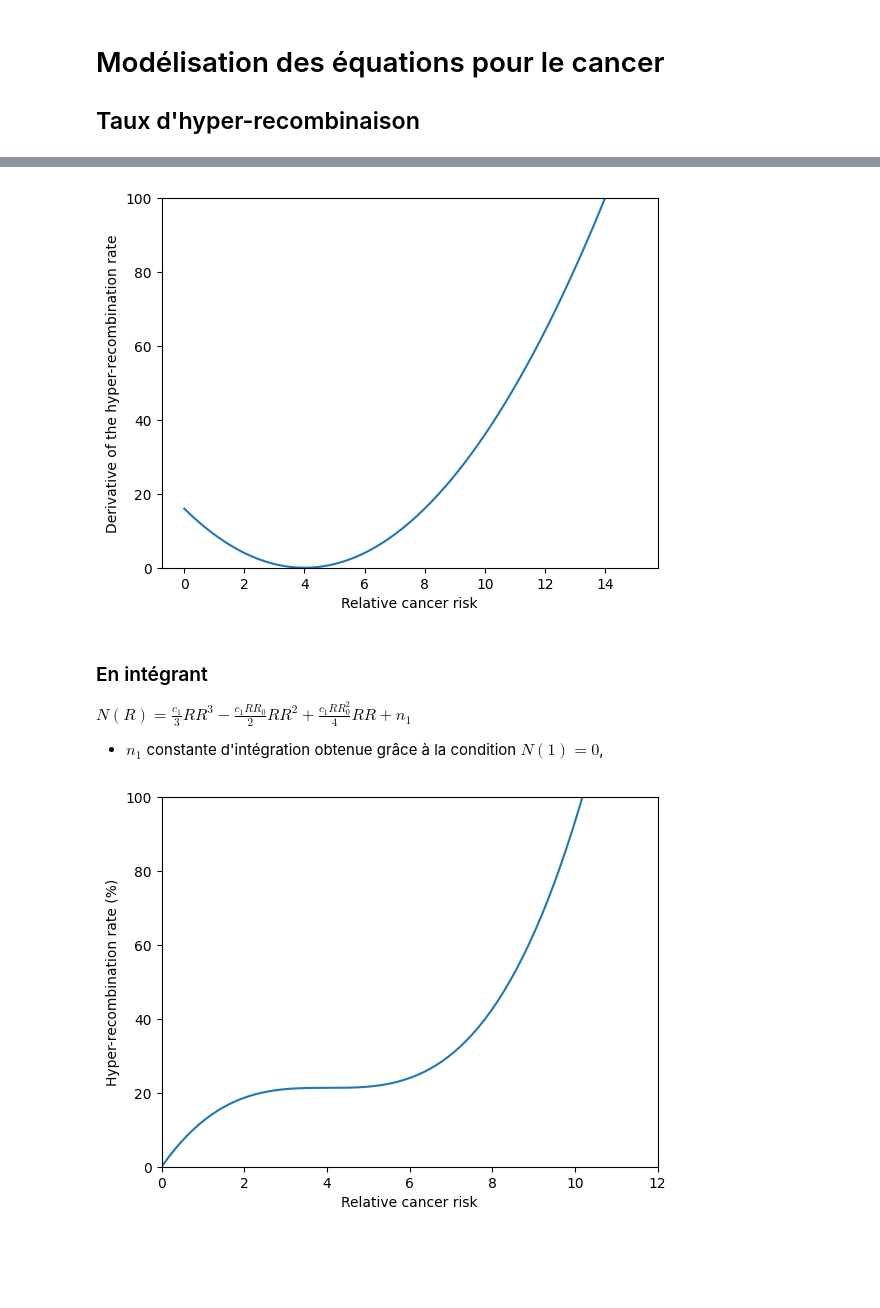
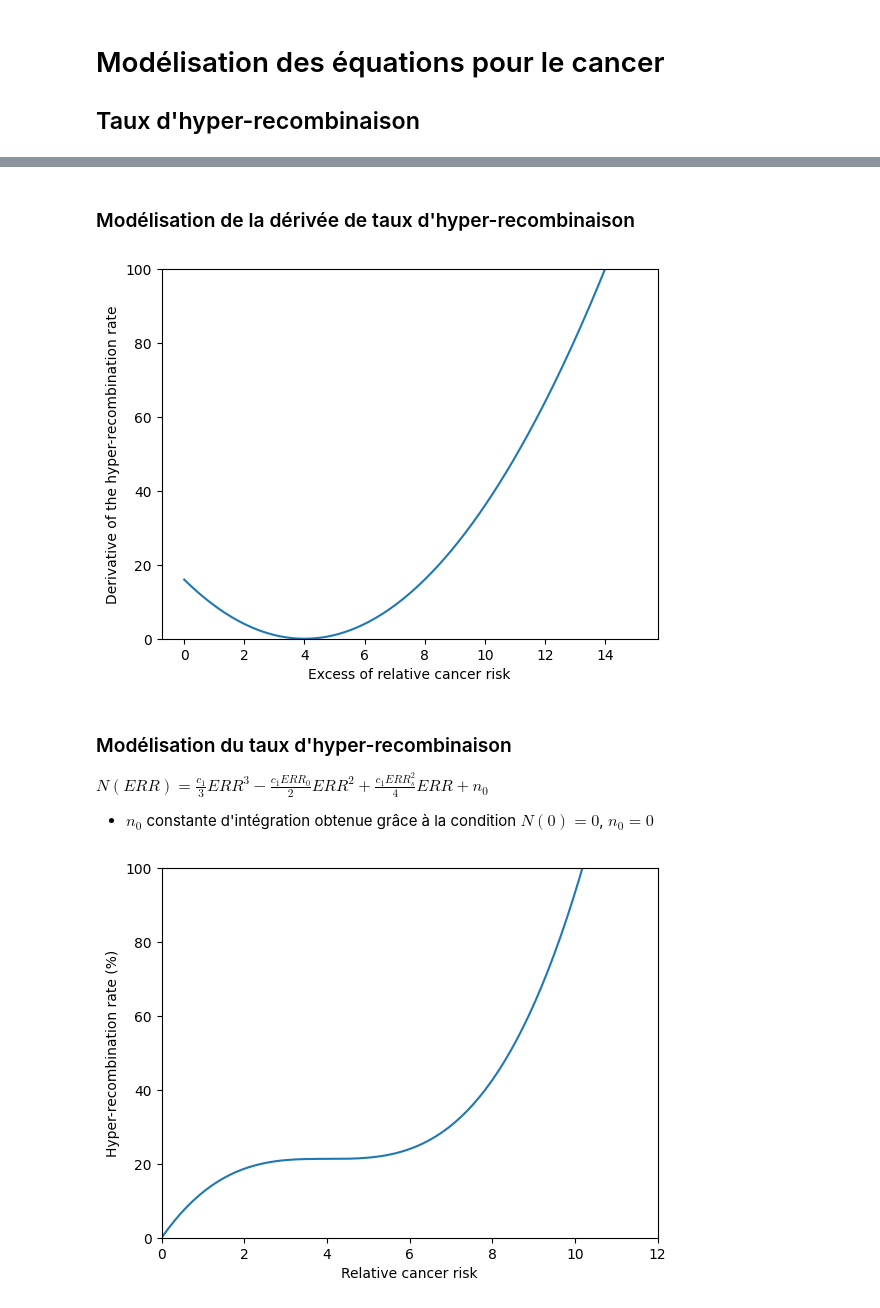
Before and after one commit to SimonBure/simulation-alzheimer, a Jupyter notebook: cancers.ipynb, the cells around one changed output, grey strips where cells are left out. Cells and saved outputs as stored; diff of their text form; code cells hidden in the pictures; blank space fills up the shorter version.

```diff
--- a/cancers.ipynb
+++ b/cancers.ipynb
@@ -34,18 +33,20 @@ $\frac{dN}{dRR} = c_1 \frac{RR_0^2}{4} - c_1 RR (RR_0 - RR)$
+# %% [markdown]
+### Modélisation de la dérivée de taux d'hyper-recombinaison
 # %%
 c1 = 1
-rr0 = 8
-relative_cancer_risk = np.linspace(0, 15, 200).reshape(-1, 1)
-derivative_hyper_recombination_rate = c1 * relative_cancer_risk * (relative_cancer_risk - rr0) + c1 * rr0**2 / 4
+errs = 8
+excess_relative_cancer_risk = np.linspace(0, 15, 200).reshape(-1, 1)
+derivative_hyper_recombination_rate = c1 * excess_relative_cancer_risk * (excess_relative_cancer_risk - errs) + c1 * errs**2 / 4
 
-plt.plot(relative_cancer_risk, derivative_hyper_recombination_rate)
+plt.plot(excess_relative_cancer_risk, derivative_hyper_recombination_rate)
 plt.ylim(0, 100)
-plt.xlabel("Relative cancer risk")
+plt.xlabel("Excess of relative cancer risk")
 plt.ylabel("Derivative of the hyper-recombination rate")
 plt.show()
 # %% [output]
-[figure, old version]
+[figure, new version]
 # %% [markdown]
-### En intégrant
-$N(R) = \frac{c_1}{3} RR^3 -  \frac{c_1 RR_0}{2} RR^2 + \frac{c_1 RR_0^2}{4} RR + n_1$
-- $n_1$ constante d'intégration obtenue grâce à la condition $N(1) = 0$,
+### Modélisation du taux d'hyper-recombinaison
+$N(ERR) = \frac{c_1}{3} ERR^3 -  \frac{c_1 ERR_0}{2} ERR^2 + \frac{c_1 ERR_s^2}{4} ERR + n_0$
+- $n_0$ constante d'intégration obtenue grâce à la condition $N(0) = 0$, $n_0 = 0$
 # %%
```
Also changed, not shown: parts of 23 cells of this notebook.
